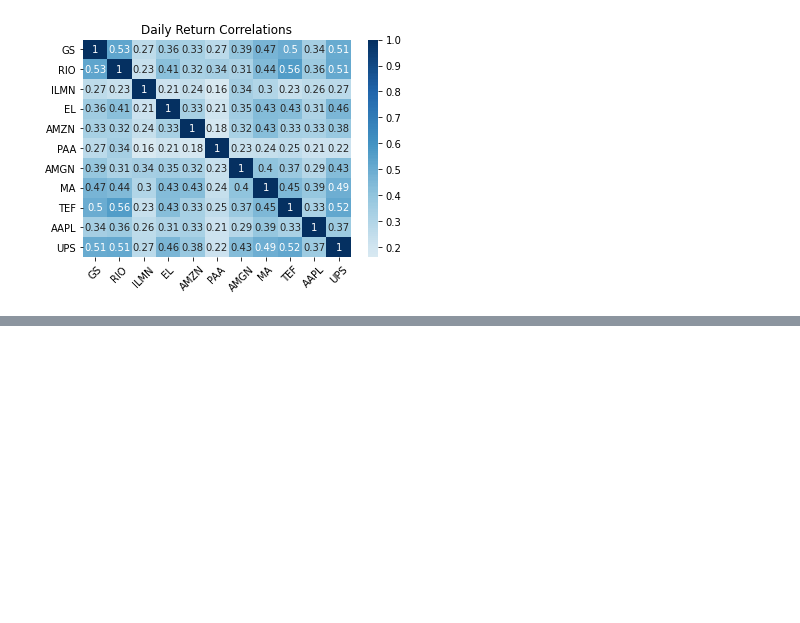
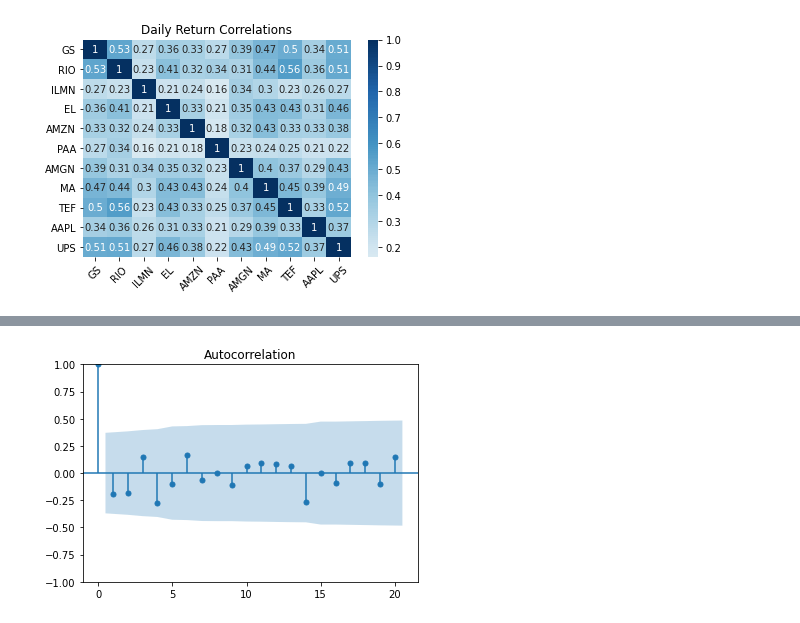
Before and after one commit to mattmcd/PyBayes, a Jupyter notebook: scripts/dc_manipulating_time_series.ipynb, the cells around one changed output, grey strips where cells are left out. Drawn from its saved outputs; the diff is of its cells as text; code cells hidden in the pictures; blank space fills up the shorter version.

```diff
--- a/scripts/dc_manipulating_time_series.ipynb
+++ b/scripts/dc_manipulating_time_series.ipynb
@@ -359,0 +386,4 @@ with pd.ExcelWriter(ddir('dc_stock_data.xlsx')) as writer:
+# %%
+_ = plot_acf((1+daily_returns).resample('Q').prod().AMZN -1 , lags=20, alpha=0.05)
+# %% [output]
+[figure, added]
```
Also changed, not shown: parts of 21 cells of this notebook, 2 other files.
